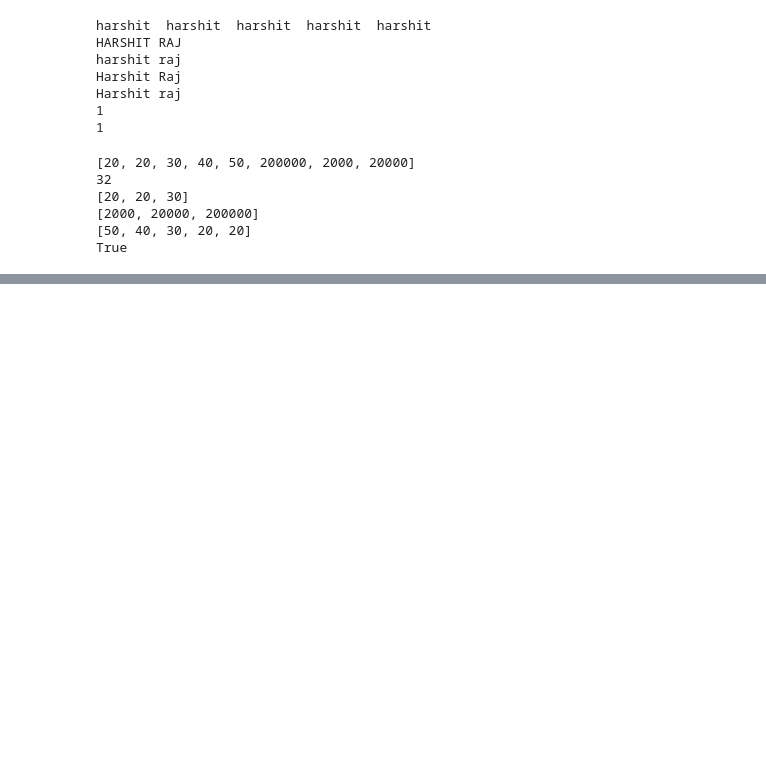
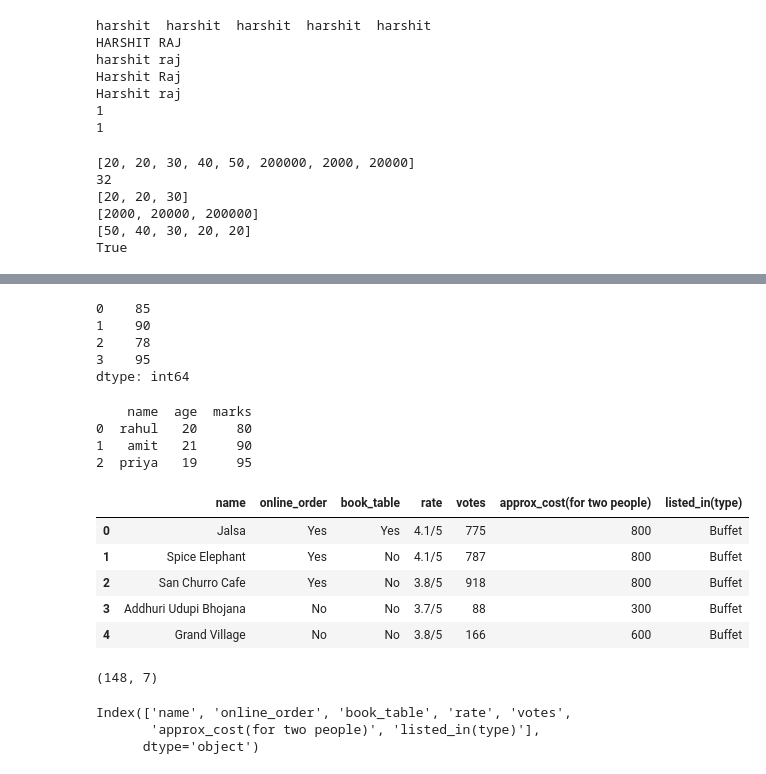
Before and after one commit to nightshadow0711-maker/summer-internship, a Jupyter notebook: python.ipynb, the cells around one changed output, grey strips where cells are left out. Saved outputs shown, nothing was run; the diff lists cells and outputs as text; code cells hidden in the pictures; blank space fills up the shorter version.

```diff
--- a/python.ipynb
+++ b/python.ipynb
@@ -213,0 +238,47 @@ True
+# %%
+
+import pandas as pd
+marks=pd.Series([85,90,78,95])
+print(marks)
+# %% [output]
+0    85
+1    90
+2    78
+3    95
+dtype: int64
+# %%
+student={
+    "name":["rahul","amit","priya"],
+    "age":[20,21,19],
+    "marks":[80,90,95],
+}
+df=pd.DataFrame(student)
+print(df)
+# %% [output]
+    name  age  marks
+0  rahul   20     80
+1   amit   21     90
+2  priya   19     95
+# %%
+import pandas as pd
+df=pd.read_csv('/content/Zomato-data-.csv')
+df.tail(8)
+df.sample(8)
+df.head()
+# %% [output]
+|  | name | online_order | book_table | rate | votes | approx_cost(for two people) | listed_in(type) |
+| 0 | Jalsa | Yes | Yes | 4.1/5 | 775 | 800 | Buffet |
+| 1 | Spice Elephant | Yes | No | 4.1/5 | 787 | 800 | Buffet |
+| 2 | San Churro Cafe | Yes | No | 3.8/5 | 918 | 800 | Buffet |
+| 3 | Addhuri Udupi Bhojana | No | No | 3.7/5 | 88 | 300 | Buffet |
+| 4 | Grand Village | No | No | 3.8/5 | 166 | 600 | Buffet |
+# %%
+df.shape
+# %% [output]
+(148, 7)
+# %%
+df.columns
+# %% [output]
+Index(['name', 'online_order', 'book_table', 'rate', 'votes',
+       'approx_cost(for two people)', 'listed_in(type)'],
+      dtype='object')
```
Also changed, not shown: parts of 39 cells of this notebook, 5 other files.
